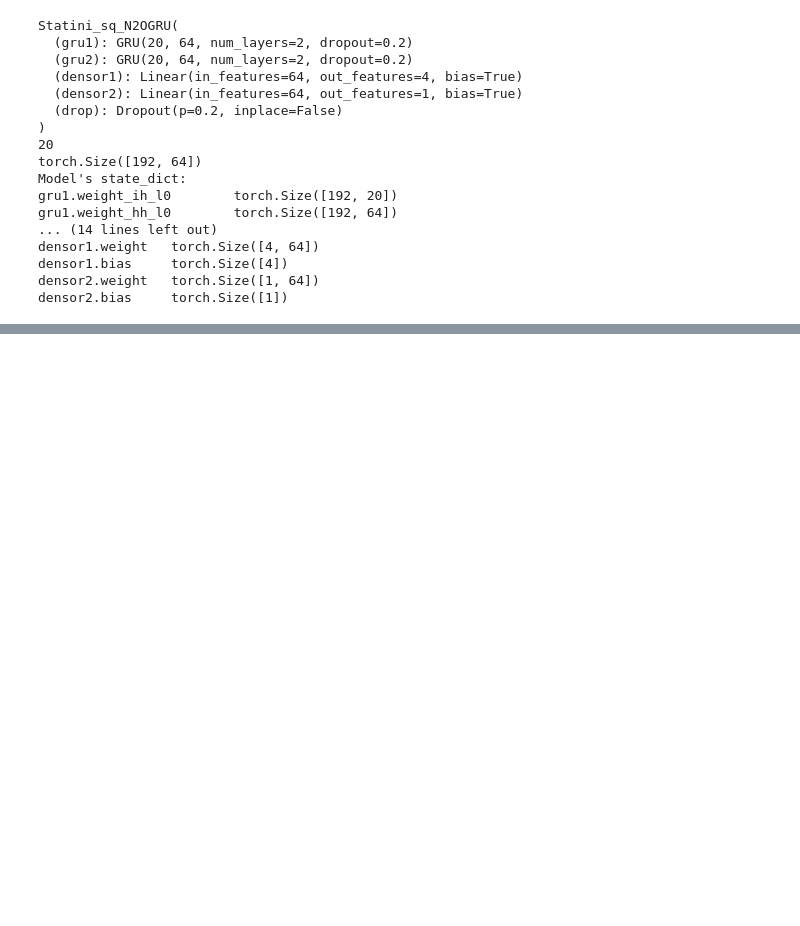
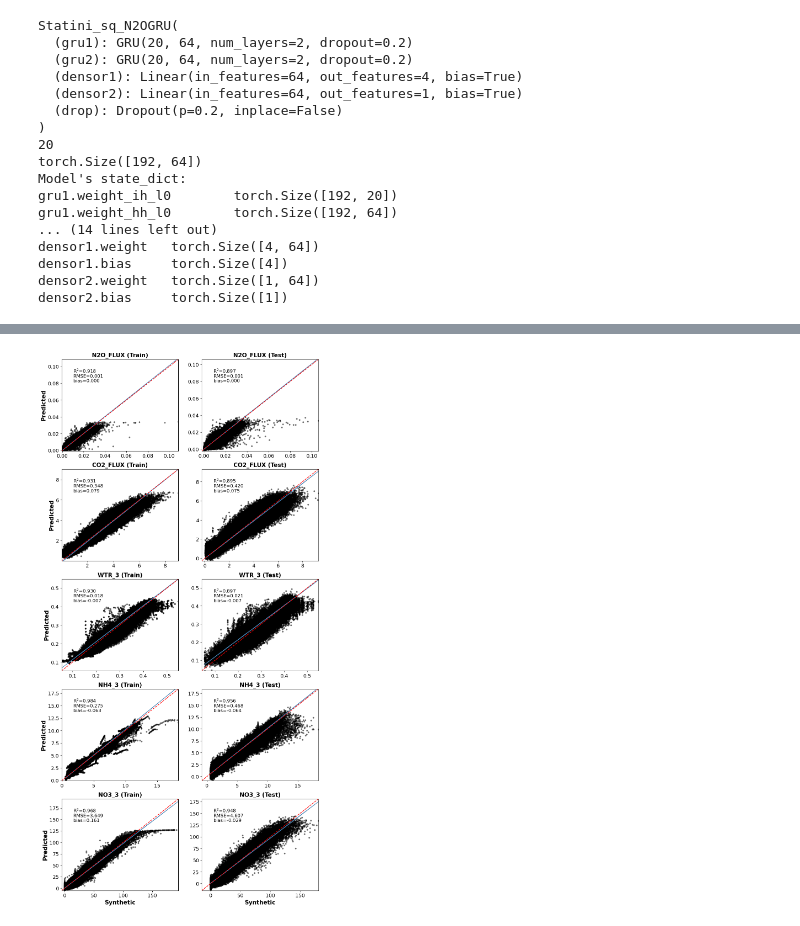
Before and after one commit to AI4Agriculture/PyKGML_development, a Jupyter notebook: package_KGMLag-N2O.ipynb, the cells around one changed output, grey strips where cells are left out. Saved outputs shown, nothing was run; the diff lists cells and outputs as text; code cells hidden in the pictures; blank space fills up the shorter version.

```diff
--- a/package_KGMLag-N2O.ipynb
+++ b/package_KGMLag-N2O.ipynb
@@ -1124,0 +1440,4 @@ total Training time: 1114.6477739810944s
+# %%
+model.vis_scatter()
+# %% [output]
+[figure, added]
```
Also changed, not shown: parts of 12 cells of this notebook.
